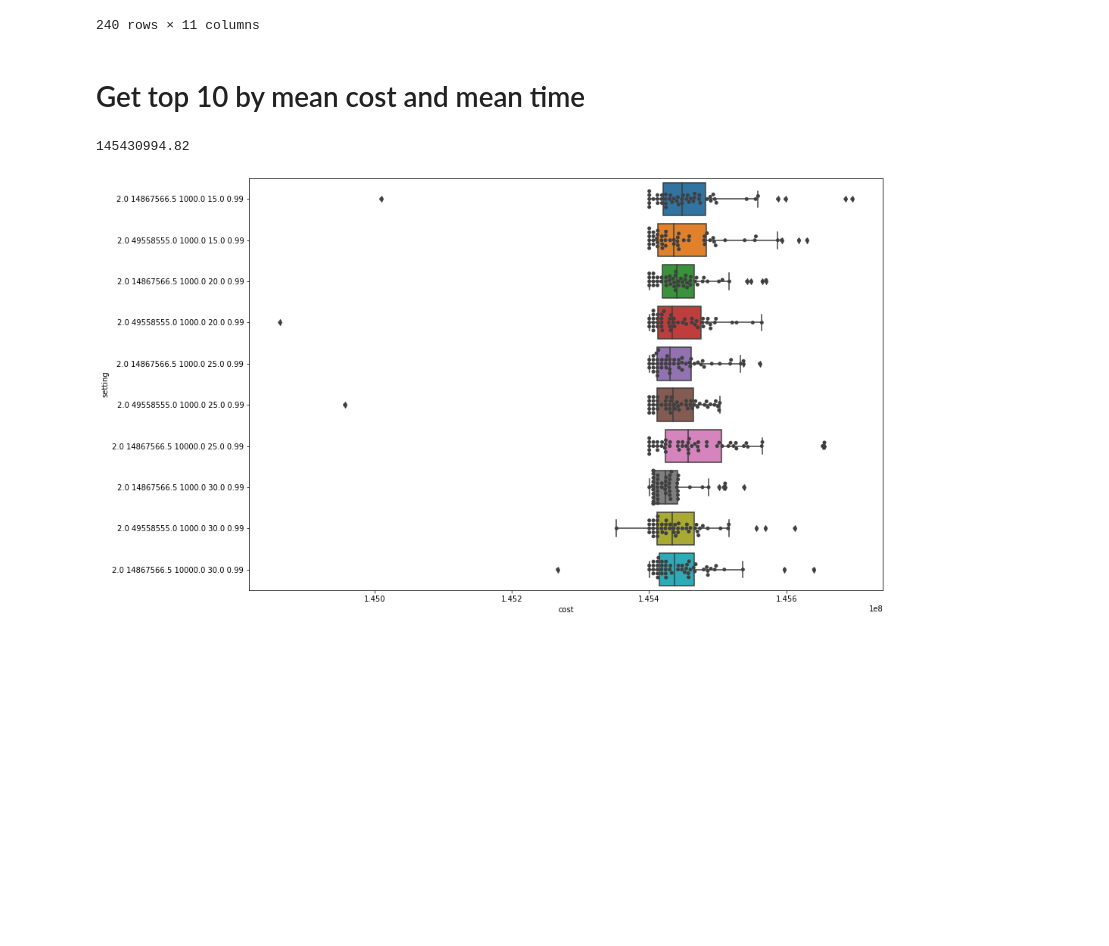
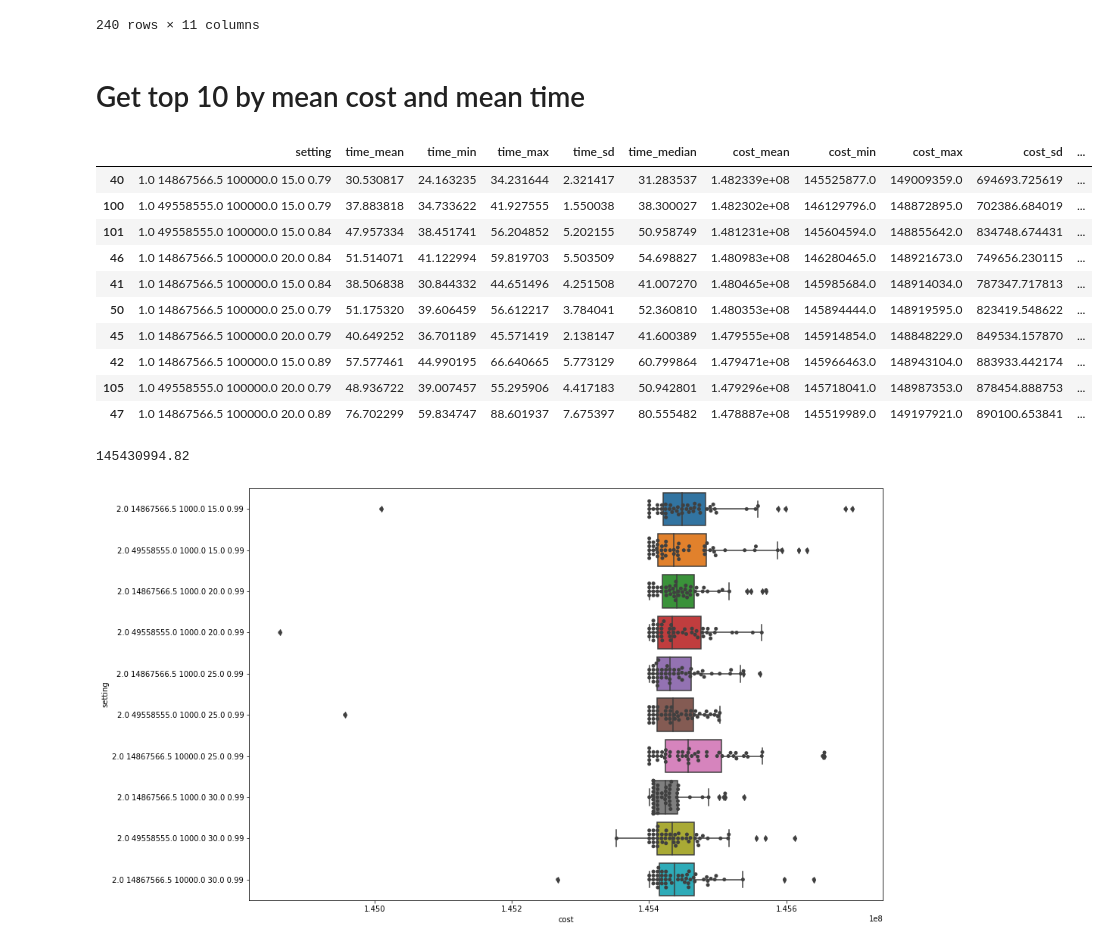
Before and after one commit to JavierArredondo/min-cost-flow, a Jupyter notebook: notebooks/analysis.ipynb, the cells around one changed output. Drawn from its saved outputs; the diff is of its cells as text; code cells hidden in the pictures; blank space fills up the shorter version.

Commit message:
init run for some settings 💋

```diff
--- a/notebooks/analysis.ipynb
+++ b/notebooks/analysis.ipynb
@@ -90,8 +90,22 @@ display(stats)
 # %% [markdown]
 # Get top 10 by mean cost and mean time
 # %%
-top_mean_cost = stats.sort_values(by=["cost_mean"], ascending=True)[0:10]
-top_mean_cost_time = stats.sort_values(by=["time_mean", "cost_mean"], ascending=True)[0:10]
+top_mean_cost = stats.sort_values(by=["cost_mean"], ascending=False)[0:10]
+top_mean_cost_time = stats.sort_values(by=["time_mean"], ascending=True)[0:10]
+# %%
+top_mean_cost
+# %% [output]
+|  | setting | time_mean | time_min | time_max | time_sd | time_median | cost_mean | cost_min | cost_max | cost_sd | ... |
+| 40 | 1.0 14867566.5 100000.0 15.0 0.79 | 30.530817 | 24.163235 | 34.231644 | 2.321417 | 31.283537 | 1.482339e+08 | 145525877.0 | 149009359.0 | 694693.725619 | ... |
+| 100 | 1.0 49558555.0 100000.0 15.0 0.79 | 37.883818 | 34.733622 | 41.927555 | 1.550038 | 38.300027 | 1.482302e+08 | 146129796.0 | 148872895.0 | 702386.684019 | ... |
+| 101 | 1.0 49558555.0 100000.0 15.0 0.84 | 47.957334 | 38.451741 | 56.204852 | 5.202155 | 50.958749 | 1.481231e+08 | 145604594.0 | 148855642.0 | 834748.674431 | ... |
+| 46 | 1.0 14867566.5 100000.0 20.0 0.84 | 51.514071 | 41.122994 | 59.819703 | 5.503509 | 54.698827 | 1.480983e+08 | 146280465.0 | 148921673.0 | 749656.230115 | ... |
+| 41 | 1.0 14867566.5 100000.0 15.0 0.84 | 38.506838 | 30.844332 | 44.651496 | 4.251508 | 41.007270 | 1.480465e+08 | 145985684.0 | 148914034.0 | 787347.717813 | ... |
+| 50 | 1.0 14867566.5 100000.0 25.0 0.79 | 51.175320 | 39.606459 | 56.612217 | 3.784041 | 52.360810 | 1.480353e+08 | 145894444.0 | 148919595.0 | 823419.548622 | ... |
+| 45 | 1.0 14867566.5 100000.0 20.0 0.79 | 40.649252 | 36.701189 | 45.571419 | 2.138147 | 41.600389 | 1.479555e+08 | 145914854.0 | 148848229.0 | 849534.157870 | ... |
+| 42 | 1.0 14867566.5 100000.0 15.0 0.89 | 57.577461 | 44.990195 | 66.640665 | 5.773129 | 60.799864 | 1.479471e+08 | 145966463.0 | 148943104.0 | 883933.442174 | ... |
+| 105 | 1.0 49558555.0 100000.0 20.0 0.79 | 48.936722 | 39.007457 | 55.295906 | 4.417183 | 50.942801 | 1.479296e+08 | 145718041.0 | 148987353.0 | 878454.888753 | ... |
+| 47 | 1.0 14867566.5 100000.0 20.0 0.89 | 76.702299 | 59.834747 | 88.601937 | 7.675397 | 80.555482 | 1.478887e+08 | 145519989.0 | 149197921.0 | 890100.653841 | ... |
 # %%
 top_costs = solutions[solutions.setting.isin(top_mean_cost.setting.values)]
 top_costs_time = solutions[solutions.setting.isin(top_mean_cost_time.setting.values)]
```
Also changed, not shown: parts of 3 cells of this notebook, 2 other files.
